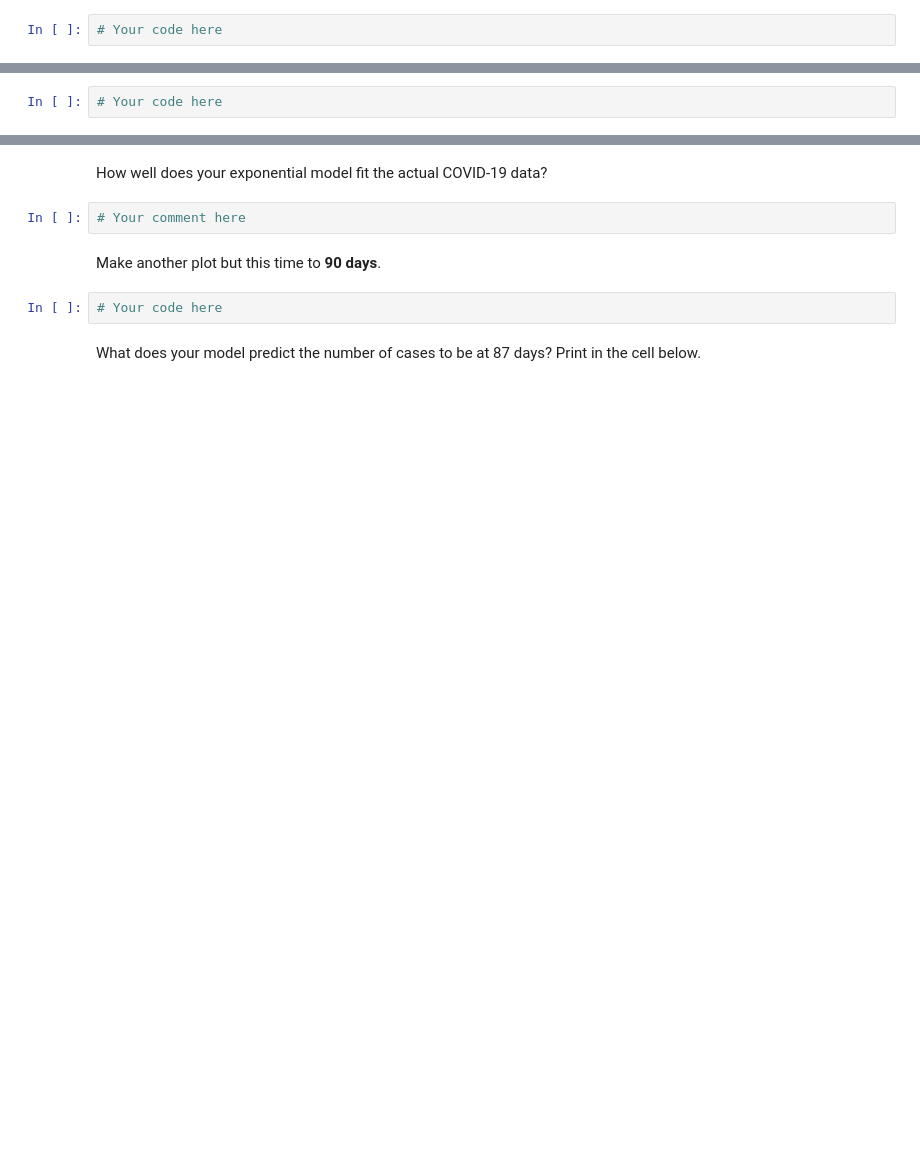
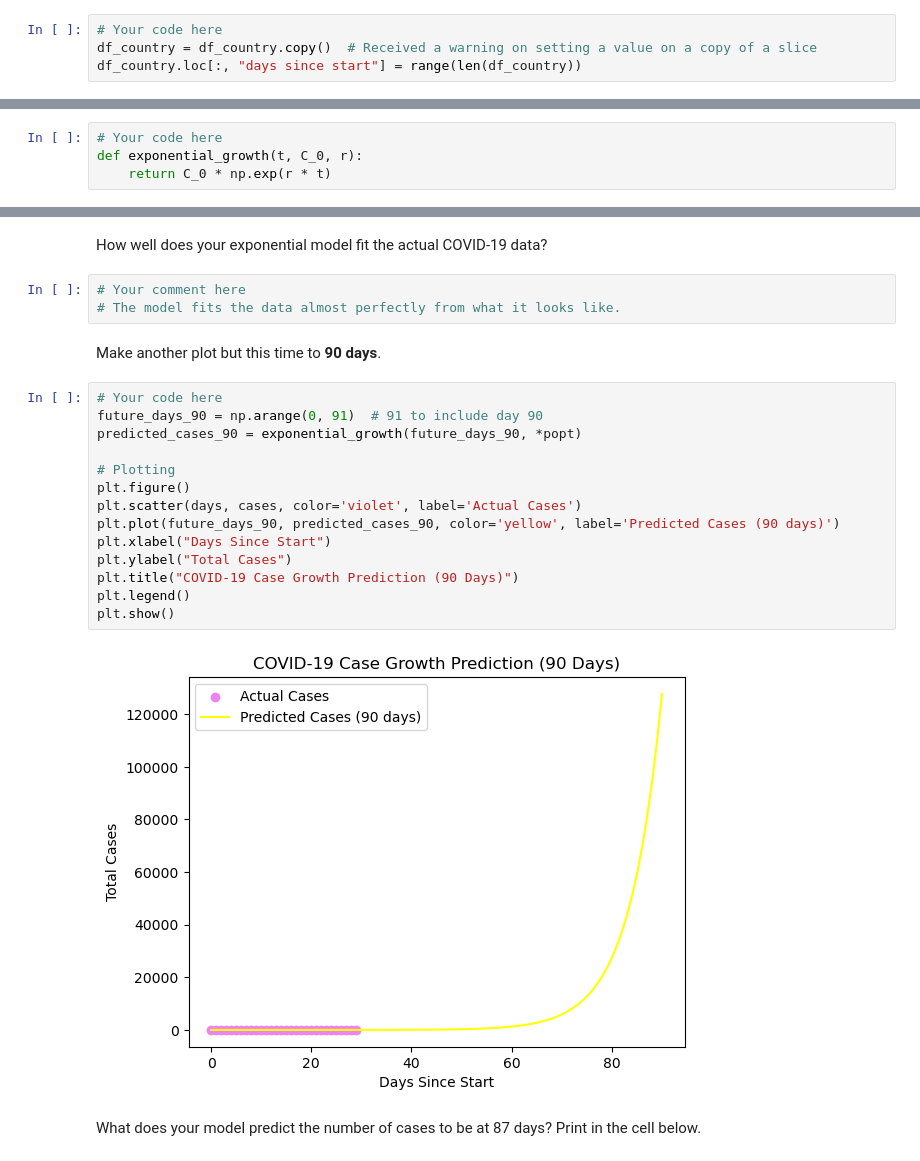
Before and after one commit to ajhpark316/ulab_Andrew, a Jupyter notebook: homework13/hw13.ipynb, the cells around one changed output, grey strips where cells are left out. Saved outputs shown, nothing was run; the diff lists cells and outputs as text; blank space fills up the shorter version.

```diff
--- a/homework13/hw13.ipynb
+++ b/homework13/hw13.ipynb
@@ -152,6 +158,8 @@ In your `df_country` dataframe, add a new column called **"days since start"** a
 *Hint: You can just take the length of your dataframe (`range(len(df_country))`).*
 # %%
 # Your code here
+df_country = df_country.copy()  # Received a warning on setting a value on a copy of a slice
+df_country.loc[:, "days since start"] = range(len(df_country))
 # %% [markdown]
 Print the first few rows of your `df_country` dataframe.
 # %%
@@ -177,6 +205,8 @@ where
 Write a **function** called `exponential_growth` that takes in arguments `t`, `C_0` and `r`. Return the function given above.
 # %%
 # Your code here
+def exponential_growth(t, C_0, r):
+    return C_0 * np.exp(r * t)
 # %% [markdown]
 Make a new variable called `days` and another new variable called `cases`. To the `days` variable give it the first 30 rows (your column **"days_since_start"**) and to the `cases` variable give it the first 30 rows (your column **"total_cases"**).
 # %%
@@ -213,10 +267,25 @@ Don't forget a label for your x-axis, y-axis, title and legend.
 How well does your exponential model fit the actual COVID-19 data?
 # %%
 # Your comment here
+# The model fits the data almost perfectly from what it looks like.
 # %% [markdown]
 Make another plot but this time to **90 days**.
 # %%
 # Your code here
+future_days_90 = np.arange(0, 91)  # 91 to include day 90
+predicted_cases_90 = exponential_growth(future_days_90, *popt)
+
+# Plotting
+plt.figure()
+plt.scatter(days, cases, color='violet', label='Actual Cases')
+plt.plot(future_days_90, predicted_cases_90, color='yellow', label='Predicted Cases (90 days)')
+plt.xlabel("Days Since Start")
+plt.ylabel("Total Cases")
+plt.title("COVID-19 Case Growth Prediction (90 Days)")
+plt.legend()
+plt.show()
+# %% [output]
+[figure, added]
 # %% [markdown]
 What does your model predict the number of cases to be at 87 days? Print in the cell below.
 # %%
```
Also changed, not shown: parts of 16 cells of this notebook, 3 other files.
